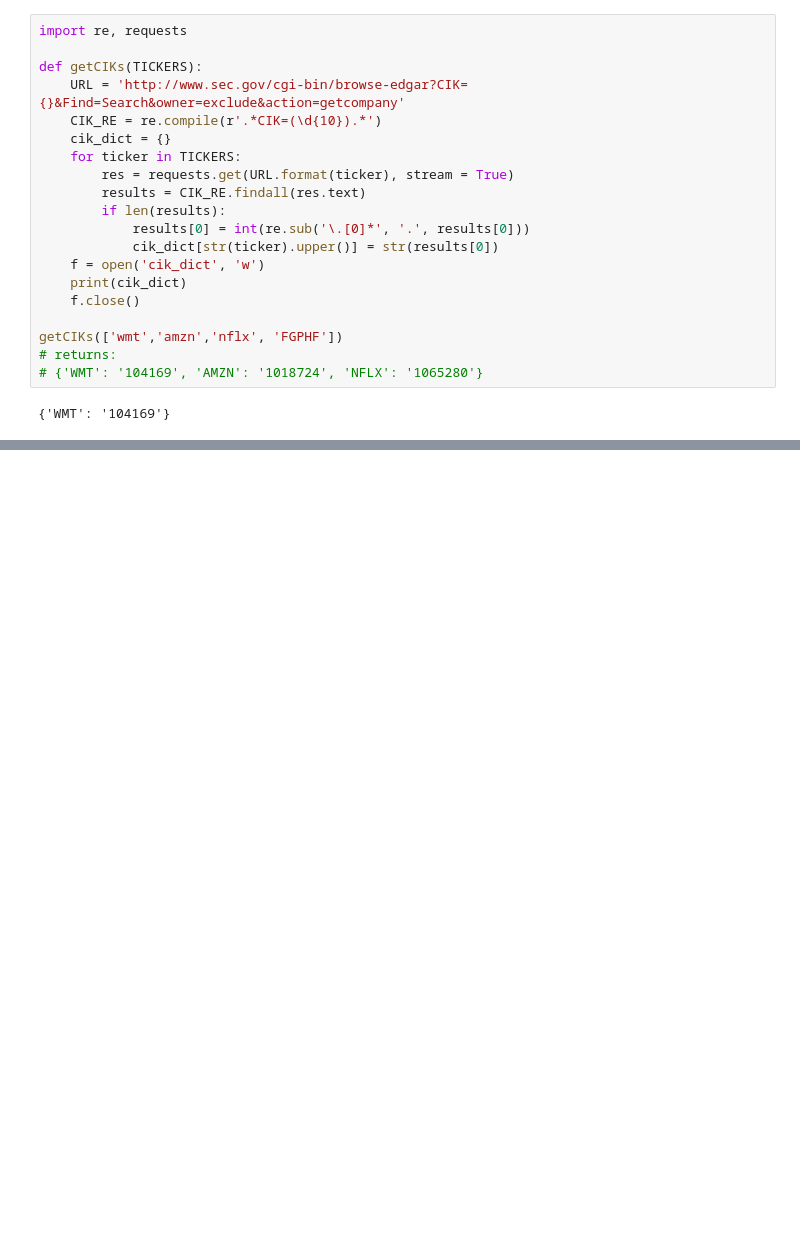
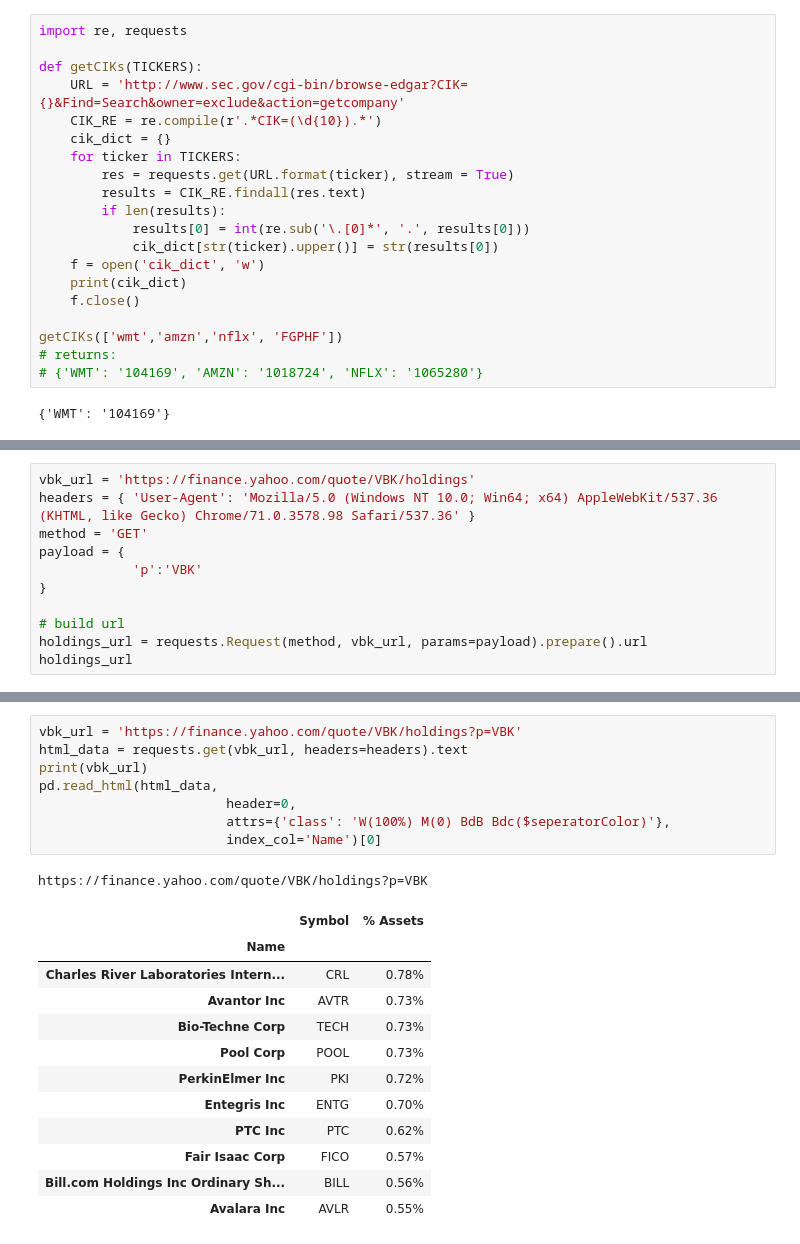
Before and after one commit to nmaiorana/svi-trading-tools, a Jupyter notebook: table_from_html.ipynb, the cells around one changed output, grey strips where cells are left out. Drawn from its saved outputs; the diff is of its cells as text; blank space fills up the shorter version.

```diff
--- a/table_from_html.ipynb
+++ b/table_from_html.ipynb
@@ -80,3 +82,14 @@ table_df(wikitable, ['Joined'])
 | 2018 [70] | Larry Ellison | Co-founder, Chairman and CTO of O... | Yes |  |
 | 2018 [70] | Kathleen Wilson-Thompson | Global head of Human Resources of... | Yes |  |
 | 2020 [84] | Hiromichi Mizuno | United Nations Special Envoy on I... | Yes |  |
+# %%
+vbk_url = 'https://finance.yahoo.com/quote/VBK/holdings'
+headers = { 'User-Agent': 'Mozilla/5.0 (Windows NT 10.0; Win64; x64) AppleWebKit/537.36 (KHTML, like Gecko) Chrome/71.0.3578.98 Safari/537.36' }
+method = 'GET'
+payload = {
+            'p':'VBK'
+}
+
+# build url
+holdings_url = requests.Request(method, vbk_url, params=payload).prepare().url
+holdings_url
@@ -82,0 +116,22 @@ table_df(wikitable, ['Joined'])
+# %%
+vbk_url = 'https://finance.yahoo.com/quote/VBK/holdings?p=VBK'
+html_data = requests.get(vbk_url, headers=headers).text
+print(vbk_url)
+pd.read_html(html_data,
+                        header=0,
+                        attrs={'class': 'W(100%) M(0) BdB Bdc($seperatorColor)'},
+                        index_col='Name')[0]
+# %% [output]
+https://finance.yahoo.com/quote/VBK/holdings?p=VBK
+|  | Symbol | % Assets |
+| Name |  |  |
+| Charles River Laboratories Intern... | CRL | 0.78% |
+| Avantor Inc | AVTR | 0.73% |
+| Bio-Techne Corp | TECH | 0.73% |
+| Pool Corp | POOL | 0.73% |
+| PerkinElmer Inc | PKI | 0.72% |
+| Entegris Inc | ENTG | 0.70% |
+| PTC Inc | PTC | 0.62% |
+| Fair Isaac Corp | FICO | 0.57% |
+| Bill.com Holdings Inc Ordinary Sh... | BILL | 0.56% |
+| Avalara Inc | AVLR | 0.55% |
```
Also changed, not shown: parts of 6 cells of this notebook, 3 other files.
